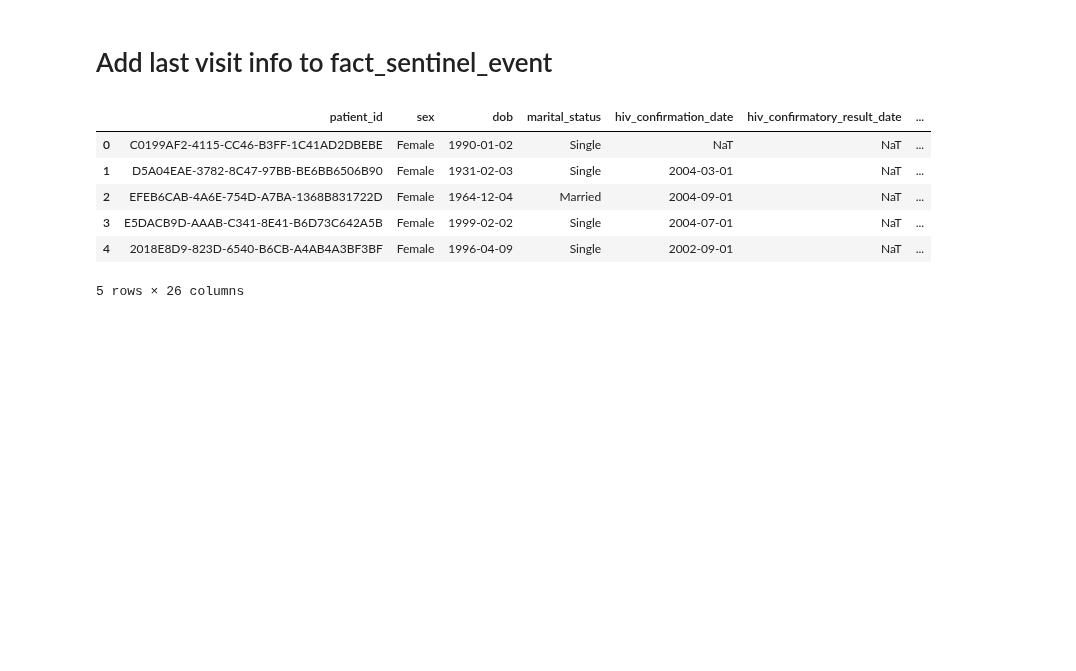
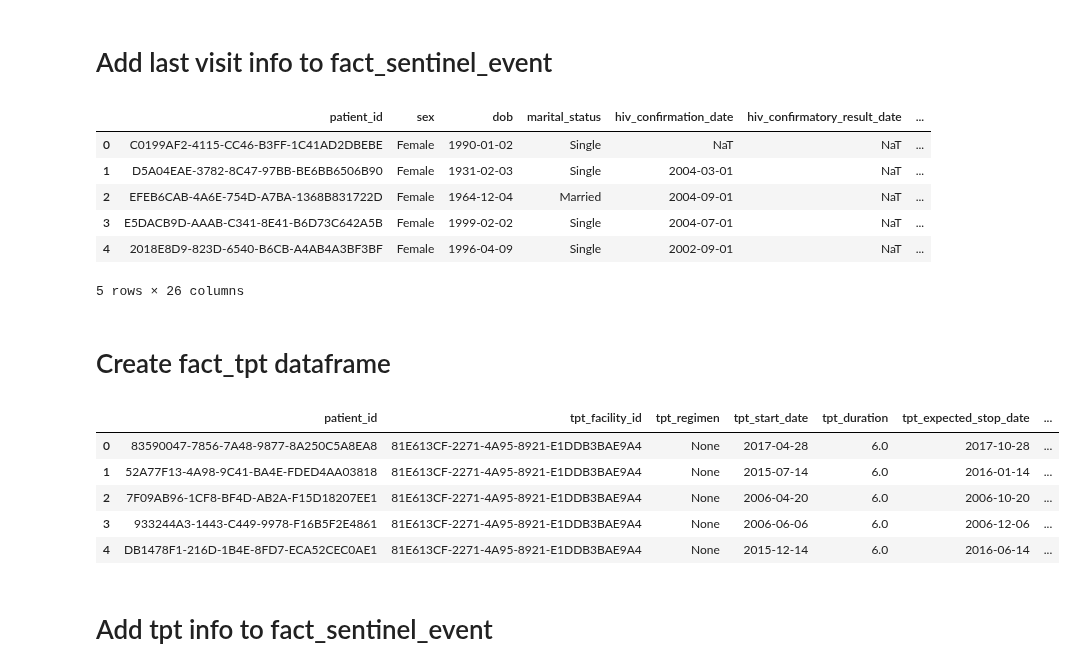
Before and after one commit to UCSF-IGHS/duft-config, a Jupyter notebook: system/data_tasks/fm_sentinel_events.ipynb, the cells around one changed output. Cells and saved outputs as stored; diff of their text form; code cells hidden in the pictures; blank space fills up the shorter version.

Commit message:
- Added TPT, Lab, and /Visit info into sentinel event

```diff
--- a/system/data_tasks/fm_sentinel_events.ipynb
+++ b/system/data_tasks/fm_sentinel_events.ipynb
@@ -310,3 +310,31 @@ fact_sentinel_event_df.head()
 | 3 | E5DACB9D-AAAB-C341-8E41-B6D73C642A5B | Female | 1999-02-02 | Single | 2004-07-01 | NaT | ... |
 | 4 | 2018E8D9-823D-6540-B6CB-A4AB4A3BF3BF | Female | 1996-04-09 | Single | 2002-09-01 | NaT | ... |
 5 rows × 26 columns
+# %% [markdown]
+# Create fact_tpt dataframe
+# %%
+fact_tpt_confs = {
+    "query": "SELECT idpatient, idfacilitycreate, regimen, startDate, duration, stopDateExpected, stopDateActual , outcome FROM tbt",
+    "cols": ['patient_id', 'tpt_facility_id', 'tpt_regimen', 'tpt_start_date', 'tpt_duration', 'tpt_expected_stop_date', 'tpt_actual_stop_date', 'tpt_outcome']
+}
+
+fact_tpt_query = fact_tpt_confs.get("query")
+fact_tpt_cols = fact_tpt_confs.get("cols")
+
+fact_tpt_data = fetch_file_maker_data(fact_tpt_query, fm_connection)
+fact_tpt_df = pd.DataFrame(fact_tpt_data, columns=fact_tpt_cols)
+
+fact_tpt_df['tpt_start_date'] = pd.to_datetime(fact_tpt_df['tpt_start_date'])
+fact_tpt_df['tpt_expected_stop_date'] = pd.to_datetime(fact_tpt_df['tpt_expected_stop_date'])
+fact_tpt_df['tpt_actual_stop_date'] = pd.to_datetime(fact_tpt_df['tpt_actual_stop_date'])
+
+fact_tpt_df.head()
+# %% [output]
+|  | patient_id | tpt_facility_id | tpt_regimen | tpt_start_date | tpt_duration | tpt_expected_stop_date | ... |
+| 0 | 83590047-7856-7A48-9877-8A250C5A8EA8 | 81E613CF-2271-4A95-8921-E1DDB3BAE9A4 | None | 2017-04-28 | 6.0 | 2017-10-28 | ... |
+| 1 | 52A77F13-4A98-9C41-BA4E-FDED4AA03818 | 81E613CF-2271-4A95-8921-E1DDB3BAE9A4 | None | 2015-07-14 | 6.0 | 2016-01-14 | ... |
+| 2 | 7F09AB96-1CF8-BF4D-AB2A-F15D18207EE1 | 81E613CF-2271-4A95-8921-E1DDB3BAE9A4 | None | 2006-04-20 | 6.0 | 2006-10-20 | ... |
+| 3 | 933244A3-1443-C449-9978-F16B5F2E4861 | 81E613CF-2271-4A95-8921-E1DDB3BAE9A4 | None | 2006-06-06 | 6.0 | 2006-12-06 | ... |
+| 4 | DB1478F1-216D-1B4E-8FD7-ECA52CEC0AE1 | 81E613CF-2271-4A95-8921-E1DDB3BAE9A4 | None | 2015-12-14 | 6.0 | 2016-06-14 | ... |
+# %% [markdown]
+# Add tpt info to fact_sentinel_event
```
Also changed, not shown: parts of 13 cells of this notebook.
